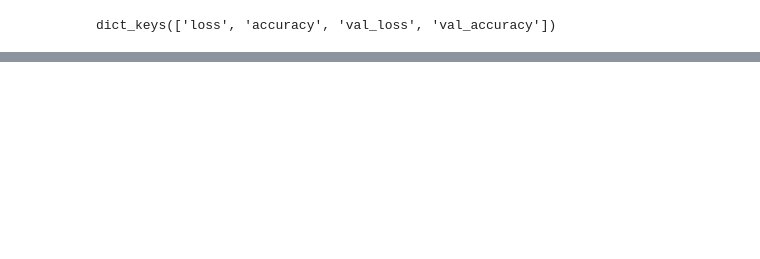
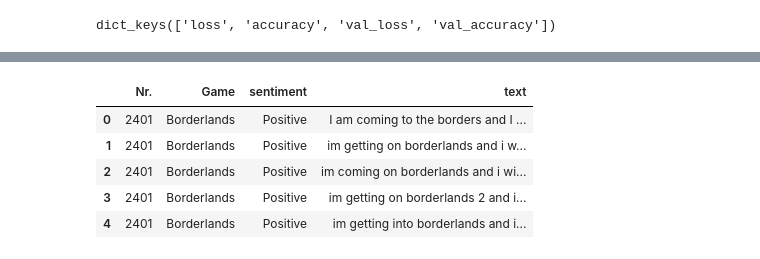
Before and after one commit to zhaw-metzidan/ADS_twitter_sentiment, a Jupyter notebook: ADS-twitter-sentiment.ipynb, the cells around one changed output, grey strips where cells are left out. Saved outputs shown, nothing was run; the diff lists cells and outputs as text; code cells hidden in the pictures; blank space fills up the shorter version.

```diff
--- a/ADS-twitter-sentiment.ipynb
+++ b/ADS-twitter-sentiment.ipynb
@@ -296,0 +392,11 @@ INFO:tensorflow:Assets written to: ADS_Gruppenarbeit/model/assets
+# %%
+# rename column because dataframe does not have a proper header column. (deletes first column values)
+new_tweets.columns = ['Nr.', 'Game', 'sentiment', 'text']
+new_tweets.head()
+# %% [output]
+|  | Nr. | Game | sentiment | text |
+| 0 | 2401 | Borderlands | Positive | I am coming to the borders and I ... |
+| 1 | 2401 | Borderlands | Positive | im getting on borderlands and i w... |
+| 2 | 2401 | Borderlands | Positive | im coming on borderlands and i wi... |
+| 3 | 2401 | Borderlands | Positive | im getting on borderlands 2 and i... |
+| 4 | 2401 | Borderlands | Positive | im getting into borderlands and i... |
```
Also changed, not shown: parts of 31 cells of this notebook, 4 other files.
